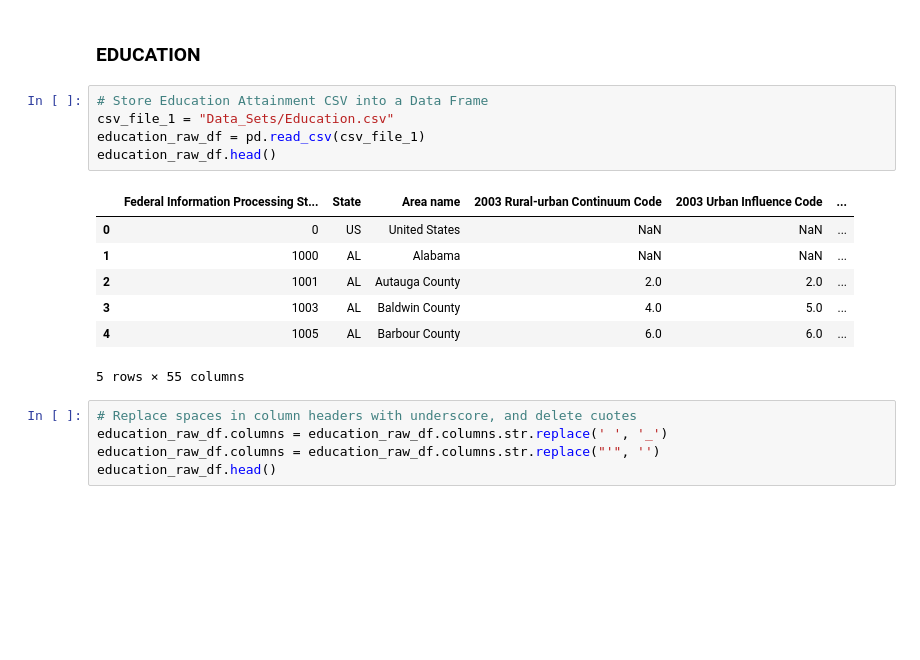
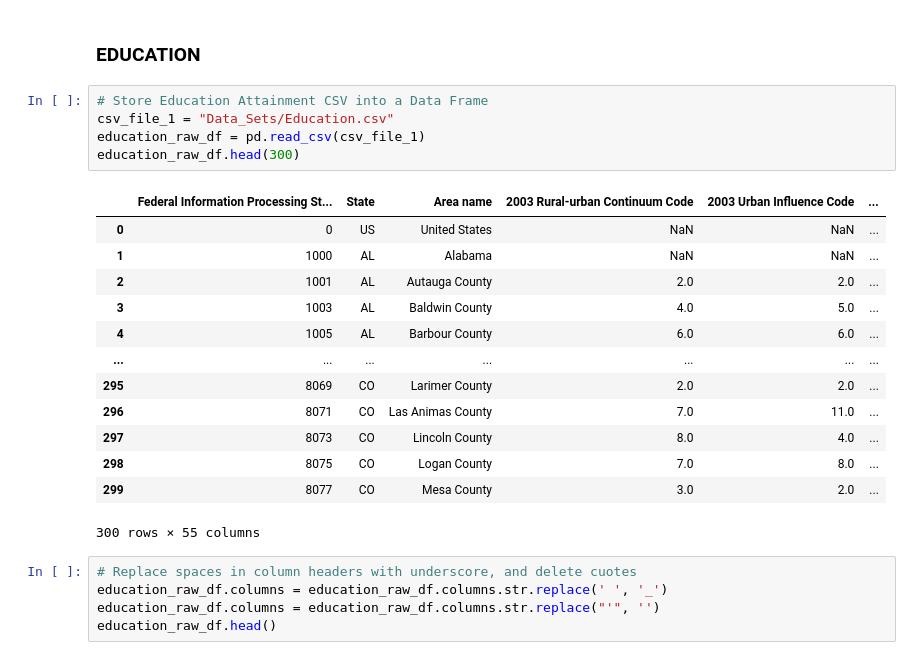
Before and after one commit to MeganBlazevic/Project2_Team8, a Jupyter notebook: Data_ETL.ipynb, the cells around one changed output. Cells and saved outputs as stored; diff of their text form; blank space fills up the shorter version.

```diff
--- a/Data_ETL.ipynb
+++ b/Data_ETL.ipynb
@@ -46,16 +62,22 @@ state_codes_df.head()
 # %%
 # Store Education Attainment CSV into a Data Frame
 csv_file_1 = "Data_Sets/Education.csv"
 education_raw_df = pd.read_csv(csv_file_1)
-education_raw_df.head()
+education_raw_df.head(300)
 # %% [output]
 |  | Federal Information Processing St... | State | Area name | 2003 Rural-urban Continuum Code | 2003 Urban Influence Code | ... |
 | 0 | 0 | US | United States | NaN | NaN | ... |
 | 1 | 1000 | AL | Alabama | NaN | NaN | ... |
 | 2 | 1001 | AL | Autauga County | 2.0 | 2.0 | ... |
 | 3 | 1003 | AL | Baldwin County | 4.0 | 5.0 | ... |
 | 4 | 1005 | AL | Barbour County | 6.0 | 6.0 | ... |
+| ... | ... | ... | ... | ... | ... | ... |
+| 295 | 8069 | CO | Larimer County | 2.0 | 2.0 | ... |
+| 296 | 8071 | CO | Las Animas County | 7.0 | 11.0 | ... |
+| 297 | 8073 | CO | Lincoln County | 8.0 | 4.0 | ... |
+| 298 | 8075 | CO | Logan County | 7.0 | 8.0 | ... |
+| 299 | 8077 | CO | Mesa County | 3.0 | 2.0 | ... |
-5 rows × 55 columns
+300 rows × 55 columns
 # %%
 # Replace spaces in column headers with underscore, and delete cuotes
 education_raw_df.columns = education_raw_df.columns.str.replace(' ', '_')
```
Also changed, not shown: parts of 17 cells of this notebook, 2 other files.
